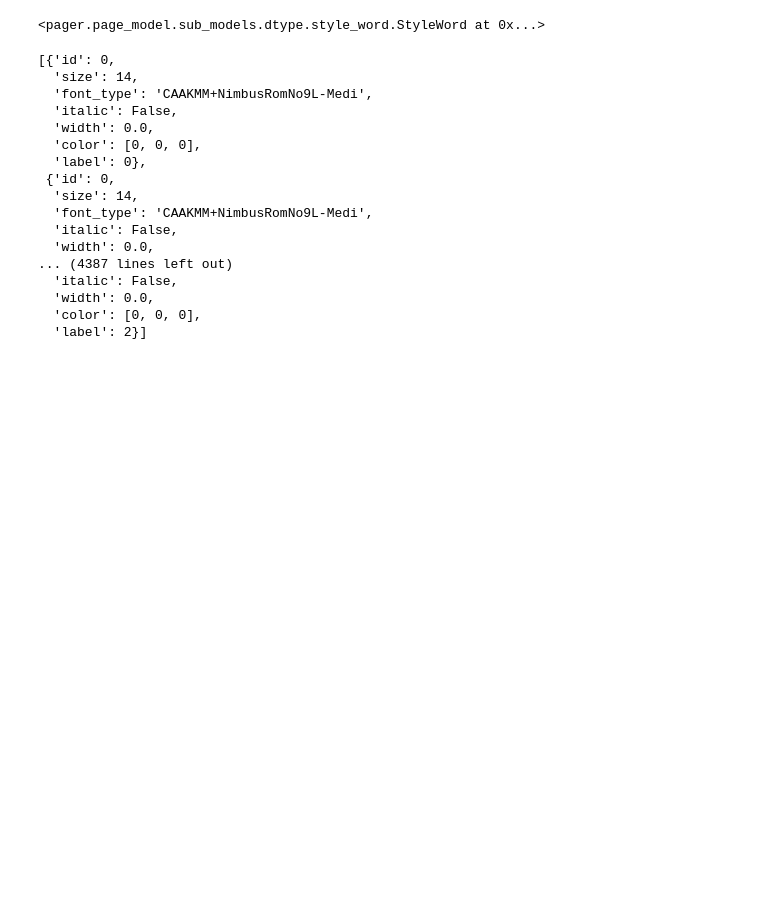
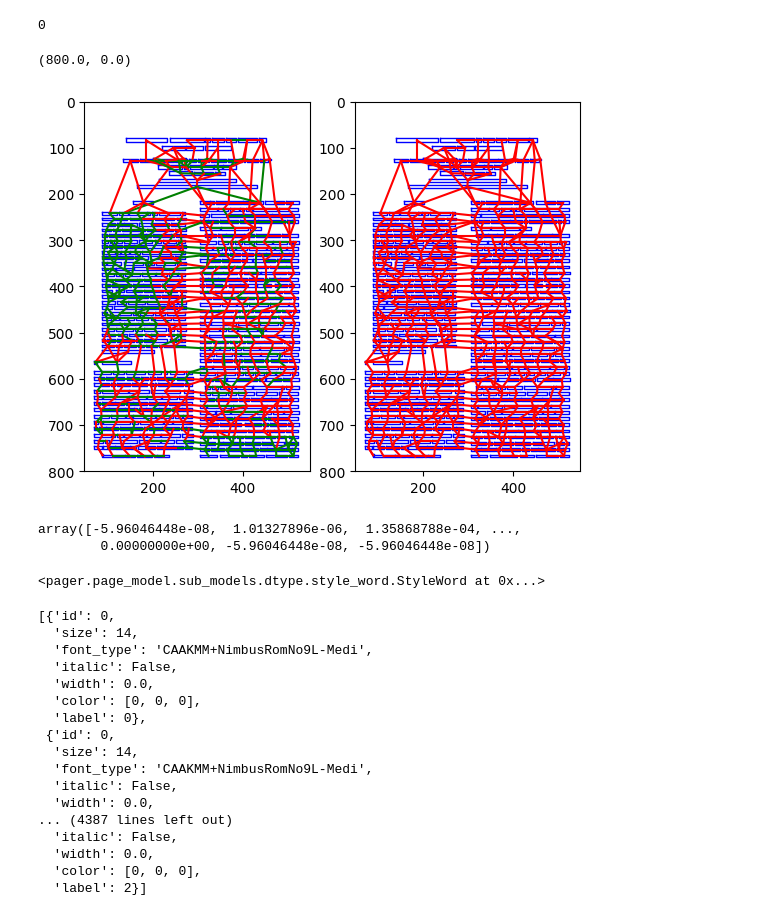
Before and after one commit to Dann38/PageR-GraphSegmenter, a Jupyter notebook: example_graph.ipynb, the cells around one changed output. Drawn from its saved outputs; the diff is of its cells as text; code cells hidden in the pictures; blank space fills up the shorter version.

```diff
--- a/example_graph.ipynb
+++ b/example_graph.ipynb
@@ -42,6 +57,43 @@ label[left_:right_] = 10
 # %%
-with open("claster.json", "w") as f:
-    json.dump({"clus": label.tolist()},f )
+with open("graph_rez.json", "r") as f:
+    h = json.load(f)
+h = np.array(h["h"])
+plt.subplot(1, 2, 1)
+for i, word in enumerate(words):
+    word.segment.plot()
+
+del_edges = 0
+for ind, ed in zip(h, np.transpose(graph["A"]) ) :
+    if ind > 0.999:
+        x1, y1 = words[ed[0]].segment.get_center()
+        x2, y2 = words[ed[1]].segment.get_center()
+        plt.plot([x1, x2], [y1, y2], color="g")
+    else:
+        x1, y1 = words[ed[0]].segment.get_center()
+        x2, y2 = words[ed[1]].segment.get_center()
+        plt.plot([x1, x2], [y1, y2], color="r")
+print(del_edges)
+plt.ylim([800, 0])
+
+plt.subplot(1, 2, 2)
+for i, word in enumerate(words):
+    word.segment.plot()
+
+
+for ind, ed in zip(edges_exist, np.transpose(graph["A"]) ) :
+    x1, y1 = words[ed[0]].segment.get_center()
+    x2, y2 = words[ed[1]].segment.get_center()
+    plt.plot([x1, x2], [y1, y2], color="r")
+plt.ylim([800, 0])
+# %% [output]
+0
+(800.0, 0.0)
+[figure, added]
+# %%
+h
+# %% [output]
+array([-5.96046448e-08,  1.01327896e-06,  1.35868788e-04, ...,
+        0.00000000e+00, -5.96046448e-08, -5.96046448e-08])
 # %%
 words[0].style_id
 # %% [output]
```
Also changed, not shown: parts of 7 cells of this notebook, 4 other files.
